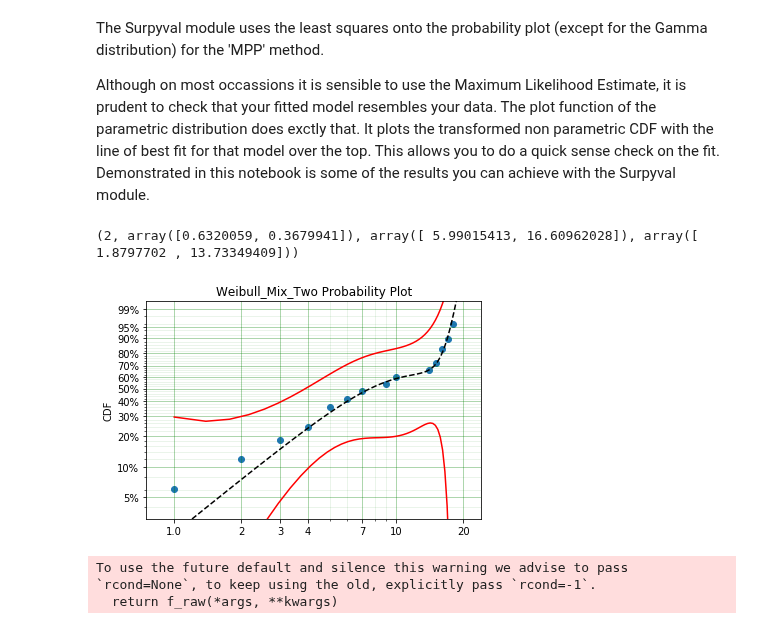
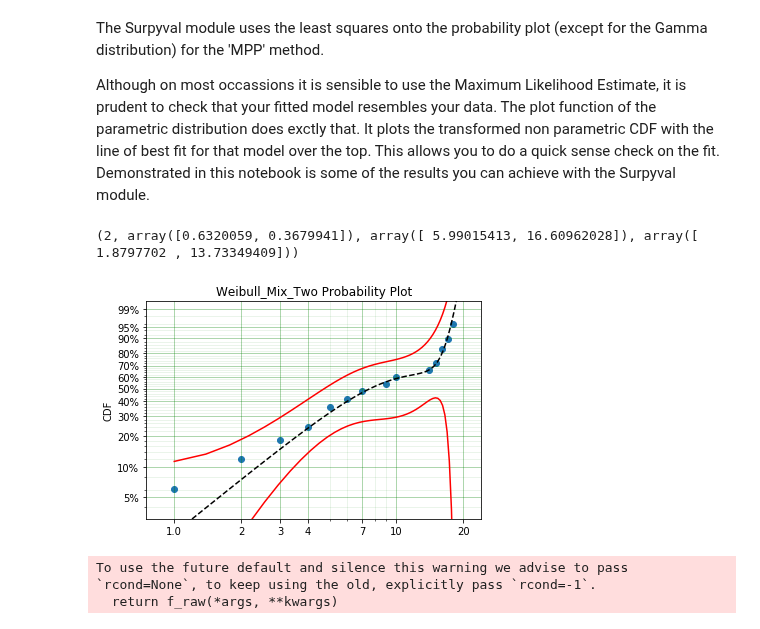
Before and after one commit to derrynknife/SurPyval, a Jupyter notebook: Probability Plotting with Surpyval.ipynb, the cells around one changed output. Drawn from its saved outputs; the diff is of its cells as text; code cells hidden in the pictures.

```diff
--- a/Probability Plotting with Surpyval.ipynb
+++ b/Probability Plotting with Surpyval.ipynb
@@ -13,17 +13,17 @@ import matplotlib.pyplot as plt
 # %%
 x = [1, 2, 3, 4, 5, 5, 6, 7, 9, 10, 14, 15, 16, 16, 17, 18]
 model = surv.Weibull_Mix_Two.fit(x)
 model.plot('Nelson-Aalen', plot_bounds=False);
 print(model.params)
 mm = surv.MixtureModel(x=x, dist=surv.Weibull)
 mm.fit(how='MLE')
 #mm.plot('Nelson-Aalen', plot_bounds=False)
 
 xx = np.linspace(1, 20)
-plt.plot(xx, 1 - mm.R_cb(xx), color='red');
+plt.plot(xx, 1 - mm.R_cb(xx, cb=0.2), color='red');
 # %% [output]
 (2, array([0.6320059, 0.3679941]), array([ 5.99015413, 16.60962028]), array([ 1.8797702 , 13.73349409]))
-[figure, old version]
+[figure, new version]
 # %%
 dist = surv.Gamma
 x = dist.random(100, 10, 5)
```
Also changed, not shown: 4 other files.
